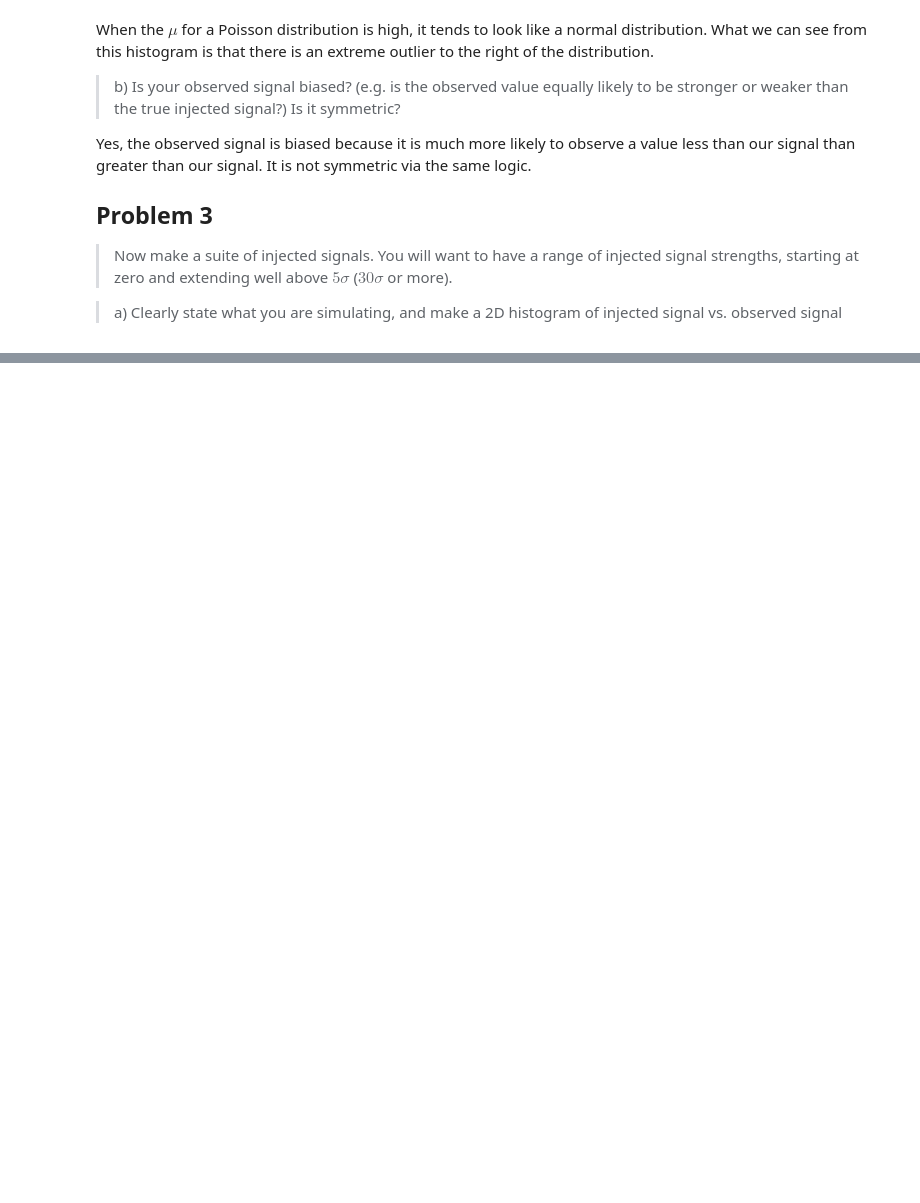
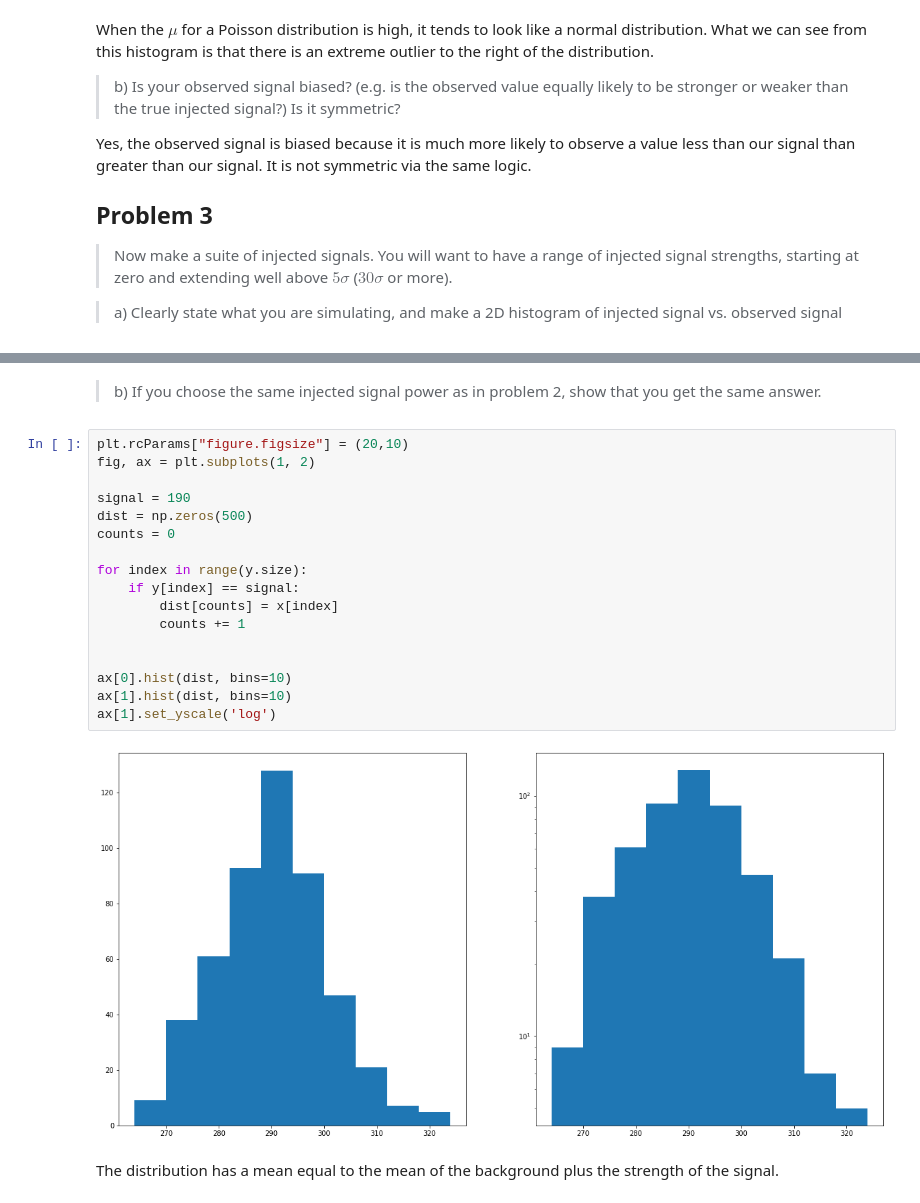
Before and after one commit to nsyochum/Physics-434, a Jupyter notebook: Lab_6/Lab_6.ipynb, the cells around one changed output, grey strips where cells are left out. Drawn from its saved outputs; the diff is of its cells as text; blank space fills up the shorter version.

```diff
--- a/Lab_6/Lab_6.ipynb
+++ b/Lab_6/Lab_6.ipynb
@@ -138,0 +99,23 @@ hist = ax.hist2d(x, y,bins=100)
+# %% [markdown]
+> b) If you choose the same injected signal power as in problem 2, show that you get the same answer.
+# %%
+plt.rcParams["figure.figsize"] = (20,10)
+fig, ax = plt.subplots(1, 2)
+
+signal = 190
+dist = np.zeros(500)
+counts = 0
+
+for index in range(y.size):
+    if y[index] == signal:
+        dist[counts] = x[index]
+        counts += 1
+
+
+ax[0].hist(dist, bins=10)
+ax[1].hist(dist, bins=10)
+ax[1].set_yscale('log')
+# %% [output]
+[figure, added]
+# %% [markdown]
+The distribution has a mean equal to the mean of the background plus the strength of the signal.
```
Also changed, not shown: parts of 9 cells of this notebook.
